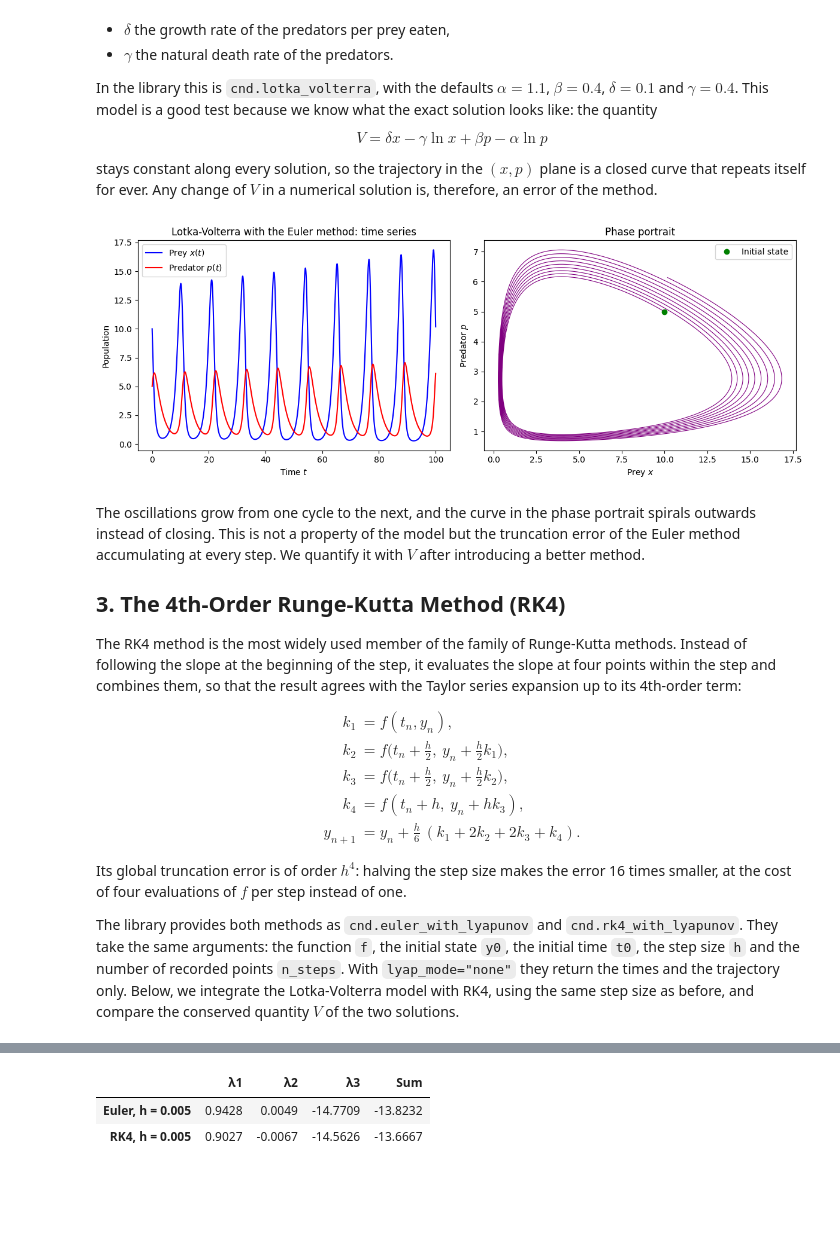
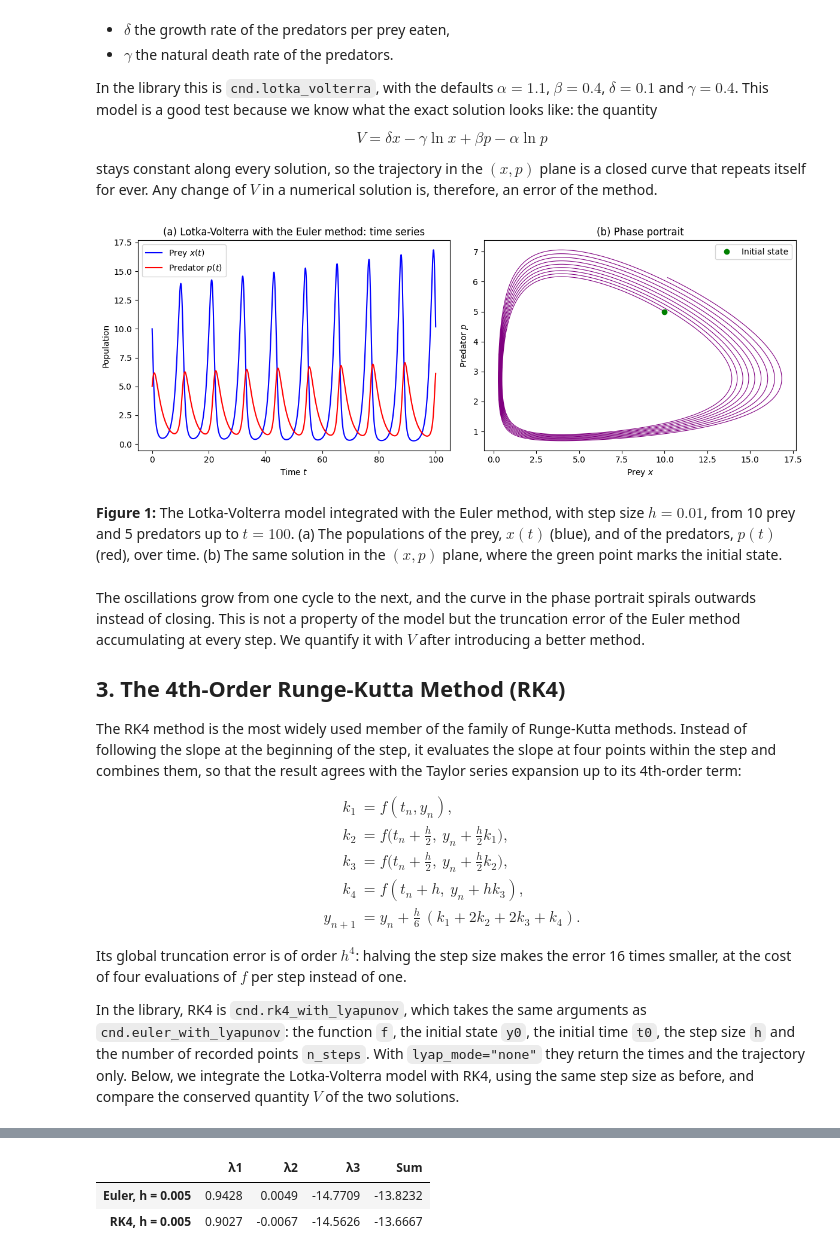
Before and after one commit to hy20577/complex-network-dynamics, a Jupyter notebook: mkdoc_material/docs/tutorials/04_integrating_odes.ipynb, the cells around one changed output, grey strips where cells are left out. Cells and saved outputs as stored; diff of their text form; code cells hidden in the pictures; blank space fills up the shorter version.

```diff
--- a/mkdoc_material/docs/tutorials/04_integrating_odes.ipynb
+++ b/mkdoc_material/docs/tutorials/04_integrating_odes.ipynb
@@ -126,28 +119,31 @@ of the method.
 # %%
 y0_lv = np.array([10.0, 5.0])  # 10 prey and 5 predators
 h_lv = 0.01
 n_steps_lv = 10_000            # total time = n_steps * h = 100
 
-t_euler, lv_euler = euler_method(cnd.lotka_volterra, y0_lv, 0.0, h_lv, n_steps_lv)
+t_euler, lv_euler = cnd.euler_with_lyapunov(cnd.lotka_volterra, y0_lv, 0.0, h_lv, n_steps_lv + 1,
+                                          lyap_mode="none", n_transient=0)
 
 fig, (ax1, ax2) = plt.subplots(1, 2, figsize=(12, 4.5))
 ax1.plot(t_euler, lv_euler[:, 0], "b-", label="Prey $x(t)$")
 ax1.plot(t_euler, lv_euler[:, 1], "r-", label="Predator $p(t)$")
 ax1.set_xlabel("Time $t$")
 ax1.set_ylabel("Population")
-ax1.set_title("Lotka-Volterra with the Euler method: time series")
+ax1.set_title("(a) Lotka-Volterra with the Euler method: time series")
 ax1.legend()
 
 ax2.plot(lv_euler[:, 0], lv_euler[:, 1], color="purple", linewidth=0.8)
 ax2.plot(*y0_lv, "go", label="Initial state")
 ax2.set_xlabel("Prey $x$")
 ax2.set_ylabel("Predator $p$")
-ax2.set_title("Phase portrait")
+ax2.set_title("(b) Phase portrait")
 ax2.legend()
 plt.tight_layout()
 plt.show()
 # %% [output]
-[figure, old version]
+[figure, new version]
+# %% [markdown]
+**Figure 1:** The Lotka-Volterra model integrated with the Euler method, with step size $h = 0.01$, from 10 prey and 5 predators up to $t = 100$. (a) The populations of the prey, $x(t)$ (blue), and of the predators, $p(t)$ (red), over time. (b) The same solution in the $(x, p)$ plane, where the green point marks the initial state.
 # %% [markdown]
 The oscillations grow from one cycle to the next, and the curve in the phase portrait spirals
 outwards instead of closing. This is not a property of the model but the truncation error of the
@@ -174,8 +170,8 @@ $$
 Its global truncation error is of order $h^4$: halving the step size makes the error 16 times
 smaller, at the cost of four evaluations of $f$ per step instead of one.
 
-The library provides both methods as `cnd.euler_with_lyapunov` and `cnd.rk4_with_lyapunov`. They
-take the same arguments: the function `f`, the initial state `y0`, the initial time `t0`, the
+In the library, RK4 is `cnd.rk4_with_lyapunov`, which takes the same arguments as
+`cnd.euler_with_lyapunov`: the function `f`, the initial state `y0`, the initial time `t0`, the
 step size `h` and the number of recorded points `n_steps`. With `lyap_mode="none"` they return
 the times and the trajectory only. Below, we integrate the Lotka-Volterra model with RK4, using
 the same step size as before, and compare the conserved quantity $V$ of the two solutions.
```
Also changed, not shown: parts of 14 cells of this notebook.
